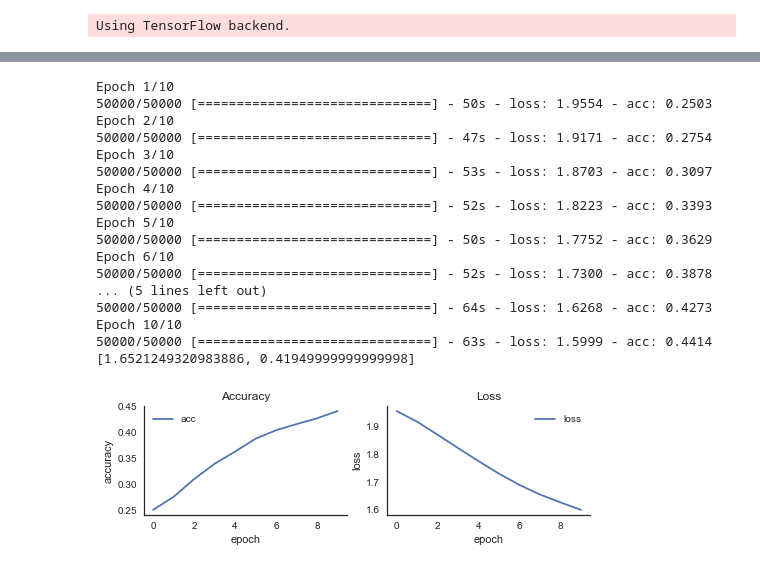
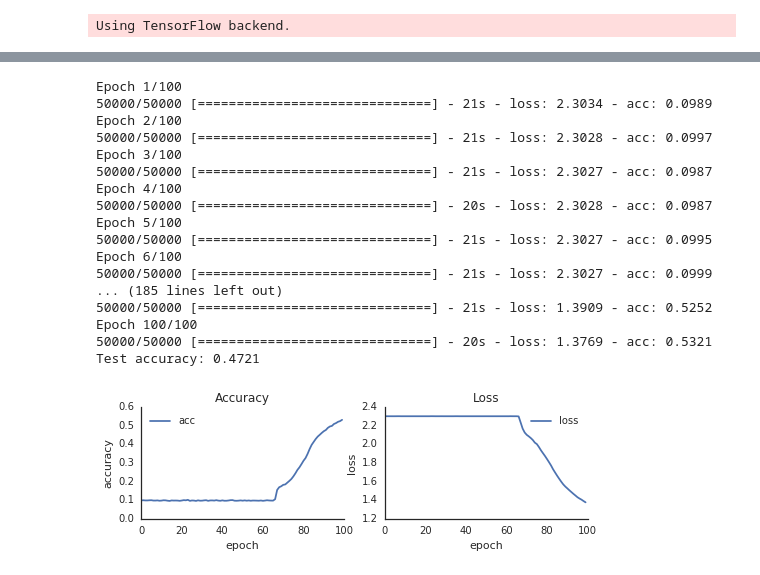
Before and after one commit to anujakapre/CSYE7374, a Jupyter notebook: ML-Assingment1/Assignment1Part1.ipynb, the cells around one changed output, grey strips where cells are left out. Cells and saved outputs as stored; diff of their text form; code cells hidden in the pictures.

```diff
--- a/ML-Assingment1/Assignment1Part1.ipynb
+++ b/ML-Assingment1/Assignment1Part1.ipynb
@@ -255,0 +349,13 @@ ImportError: Failed to import pydot. You must install pydot and graphviz for `py
+# %%
+final_model = Sequential()
+final_model.add(Dense(2048,input_shape=(3072,), name="hidden"))
+final_model.add(Activation('relu', name="Relu"))
+final_model.add(Dense(256, name="hidden1"))
+final_model.add(Activation('softmax', name="ReLu"))
+final_model.add(Dense(10, name="output"))
+final_model.add(Activation('softmax', name="softmax"))
+
+final_model.summary()
+final_model.compile(loss='categorical_crossentropy',
+              optimizer=RMSprop(),
+              metrics=['accuracy'])
@@ -256,26 +382,25 @@ ImportError: Failed to import pydot. You must install pydot and graphviz for `py
 # %%
-history= model.fit(X_train,Y_train, epochs=10, batch_size=128, verbose=1);
-score = model.evaluate(X_test,Y_test, verbose=0)
-print(score)
+history= final_model.fit(X_train,Y_train, epochs=100, batch_size=128, verbose=1);
+plot_training_curves(history.history);
+score = final_model.evaluate(X_test,Y_test, verbose=1)
+print('Test loss:', score[0])
+print('Test accuracy:', score[1])
 # %% [output]
-Epoch 1/10
-50000/50000 [==============================] - 50s - loss: 1.9554 - acc: 0.2503
-Epoch 2/10
-50000/50000 [==============================] - 47s - loss: 1.9171 - acc: 0.2754
-Epoch 3/10
-50000/50000 [==============================] - 53s - loss: 1.8703 - acc: 0.3097
-Epoch 4/10
-50000/50000 [==============================] - 52s - loss: 1.8223 - acc: 0.3393
-Epoch 5/10
-50000/50000 [==============================] - 50s - loss: 1.7752 - acc: 0.3629
-Epoch 6/10
-50000/50000 [==============================] - 52s - loss: 1.7300 - acc: 0.3878
-... (5 lines left out)
-50000/50000 [==============================] - 64s - loss: 1.6268 - acc: 0.4273
-Epoch 10/10
-50000/50000 [==============================] - 63s - loss: 1.5999 - acc: 0.4414
-[1.6521249320983886, 0.41949999999999998]
+Epoch 1/100
+50000/50000 [==============================] - 21s - loss: 2.3034 - acc: 0.0989
+Epoch 2/100
+50000/50000 [==============================] - 21s - loss: 2.3028 - acc: 0.0997
+Epoch 3/100
+50000/50000 [==============================] - 21s - loss: 2.3027 - acc: 0.0987
+Epoch 4/100
+50000/50000 [==============================] - 20s - loss: 2.3028 - acc: 0.0987
+Epoch 5/100
+50000/50000 [==============================] - 21s - loss: 2.3027 - acc: 0.0995
+Epoch 6/100
+50000/50000 [==============================] - 21s - loss: 2.3027 - acc: 0.0999
+... (185 lines left out)
+50000/50000 [==============================] - 21s - loss: 1.3909 - acc: 0.5252
+Epoch 100/100
+50000/50000 [==============================] - 20s - loss: 1.3769 - acc: 0.5321
+Test accuracy: 0.4721
+[figure, added]
-# %%
-plot_training_curves(history.history);
-# %% [output]
-[figure, removed]
```
Also changed, not shown: parts of 33 cells of this notebook, 4 other files.
